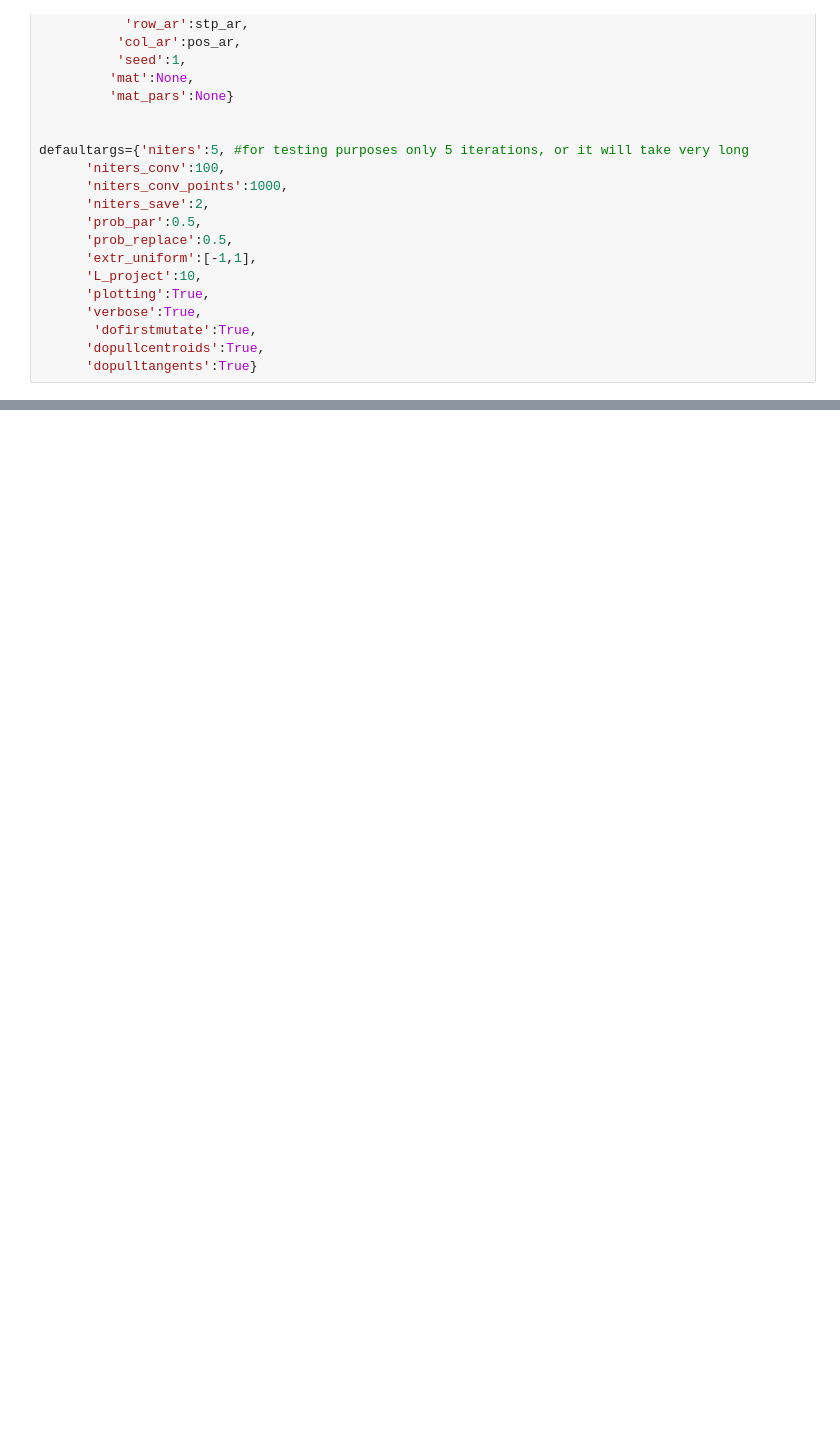
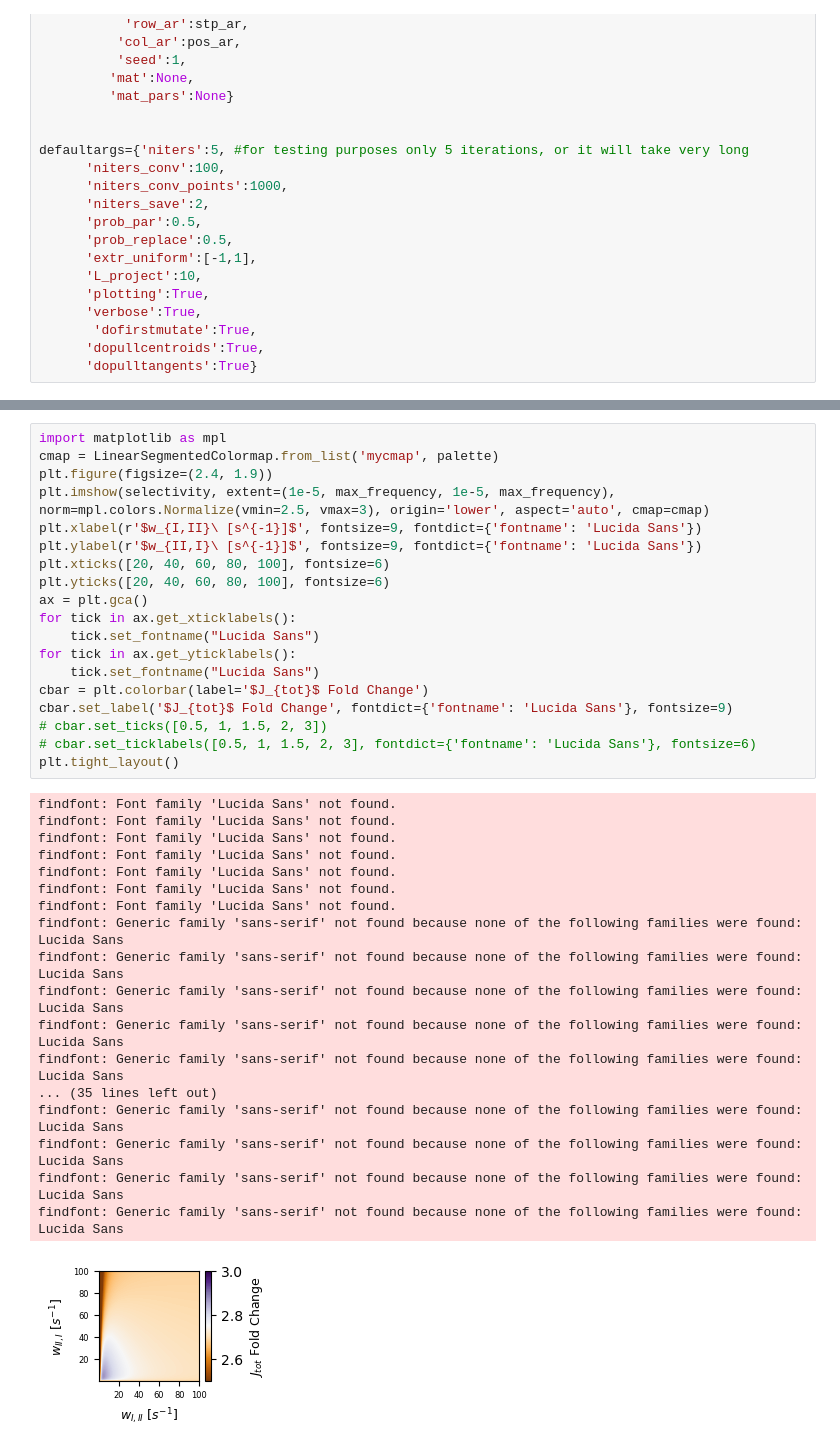
Before and after one commit to romamarketsandwich/diagram_dynamic_metabolism_v2, a Jupyter notebook: workflow/lib/selectivity_scratch.ipynb, the cells around one changed output, grey strips where cells are left out. Saved outputs shown, nothing was run; the diff lists cells and outputs as text; blank space fills up the shorter version.

```diff
--- a/workflow/lib/selectivity_scratch.ipynb
+++ b/workflow/lib/selectivity_scratch.ipynb
@@ -223,0 +381,38 @@ KeyboardInterrupt:
+# %%
+import matplotlib as mpl
+cmap = LinearSegmentedColormap.from_list('mycmap', palette)
+plt.figure(figsize=(2.4, 1.9))
+plt.imshow(selectivity, extent=(1e-5, max_frequency, 1e-5, max_frequency), norm=mpl.colors.Normalize(vmin=2.5, vmax=3), origin='lower', aspect='auto', cmap=cmap)
+plt.xlabel(r'$w_{I,II}\ [s^{-1}]$', fontsize=9, fontdict={'fontname': 'Lucida Sans'})
+plt.ylabel(r'$w_{II,I}\ [s^{-1}]$', fontsize=9, fontdict={'fontname': 'Lucida Sans'})
+plt.xticks([20, 40, 60, 80, 100], fontsize=6)
+plt.yticks([20, 40, 60, 80, 100], fontsize=6)
+ax = plt.gca()
+for tick in ax.get_xticklabels():
+    tick.set_fontname("Lucida Sans")
+for tick in ax.get_yticklabels():
+    tick.set_fontname("Lucida Sans")
+cbar = plt.colorbar(label='$J_{tot}$ Fold Change')
+cbar.set_label('$J_{tot}$ Fold Change', fontdict={'fontname': 'Lucida Sans'}, fontsize=9)
+# cbar.set_ticks([0.5, 1, 1.5, 2, 3])
+# cbar.set_ticklabels([0.5, 1, 1.5, 2, 3], fontdict={'fontname': 'Lucida Sans'}, fontsize=6)
+plt.tight_layout()
+# %% [output]
+findfont: Font family 'Lucida Sans' not found.
+findfont: Font family 'Lucida Sans' not found.
+findfont: Font family 'Lucida Sans' not found.
+findfont: Font family 'Lucida Sans' not found.
+findfont: Font family 'Lucida Sans' not found.
+findfont: Font family 'Lucida Sans' not found.
+findfont: Font family 'Lucida Sans' not found.
+findfont: Generic family 'sans-serif' not found because none of the following families were found: Lucida Sans
+findfont: Generic family 'sans-serif' not found because none of the following families were found: Lucida Sans
+findfont: Generic family 'sans-serif' not found because none of the following families were found: Lucida Sans
+findfont: Generic family 'sans-serif' not found because none of the following families were found: Lucida Sans
+findfont: Generic family 'sans-serif' not found because none of the following families were found: Lucida Sans
+... (35 lines left out)
+findfont: Generic family 'sans-serif' not found because none of the following families were found: Lucida Sans
+findfont: Generic family 'sans-serif' not found because none of the following families were found: Lucida Sans
+findfont: Generic family 'sans-serif' not found because none of the following families were found: Lucida Sans
+findfont: Generic family 'sans-serif' not found because none of the following families were found: Lucida Sans
+[figure, added]
```
Also changed, not shown: parts of 4 cells of this notebook, 2 other files.
